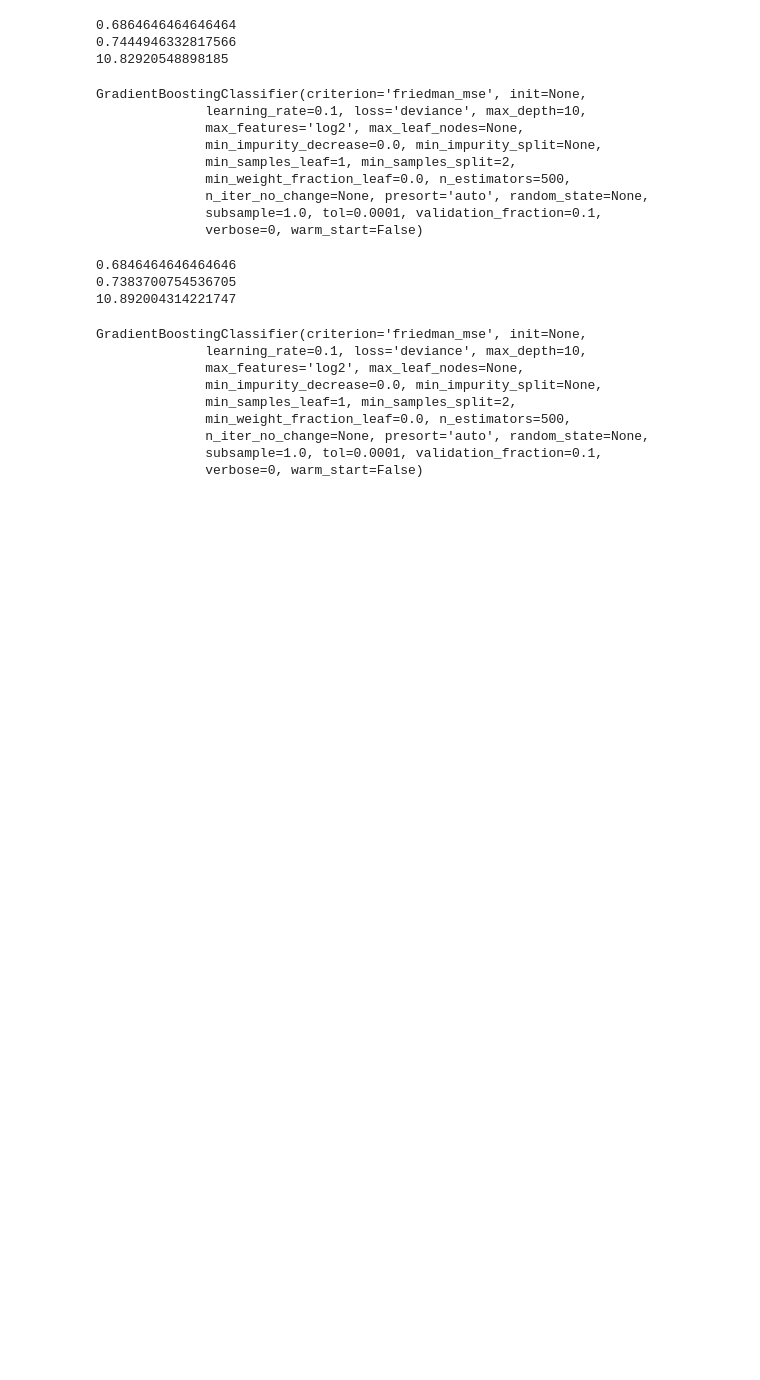
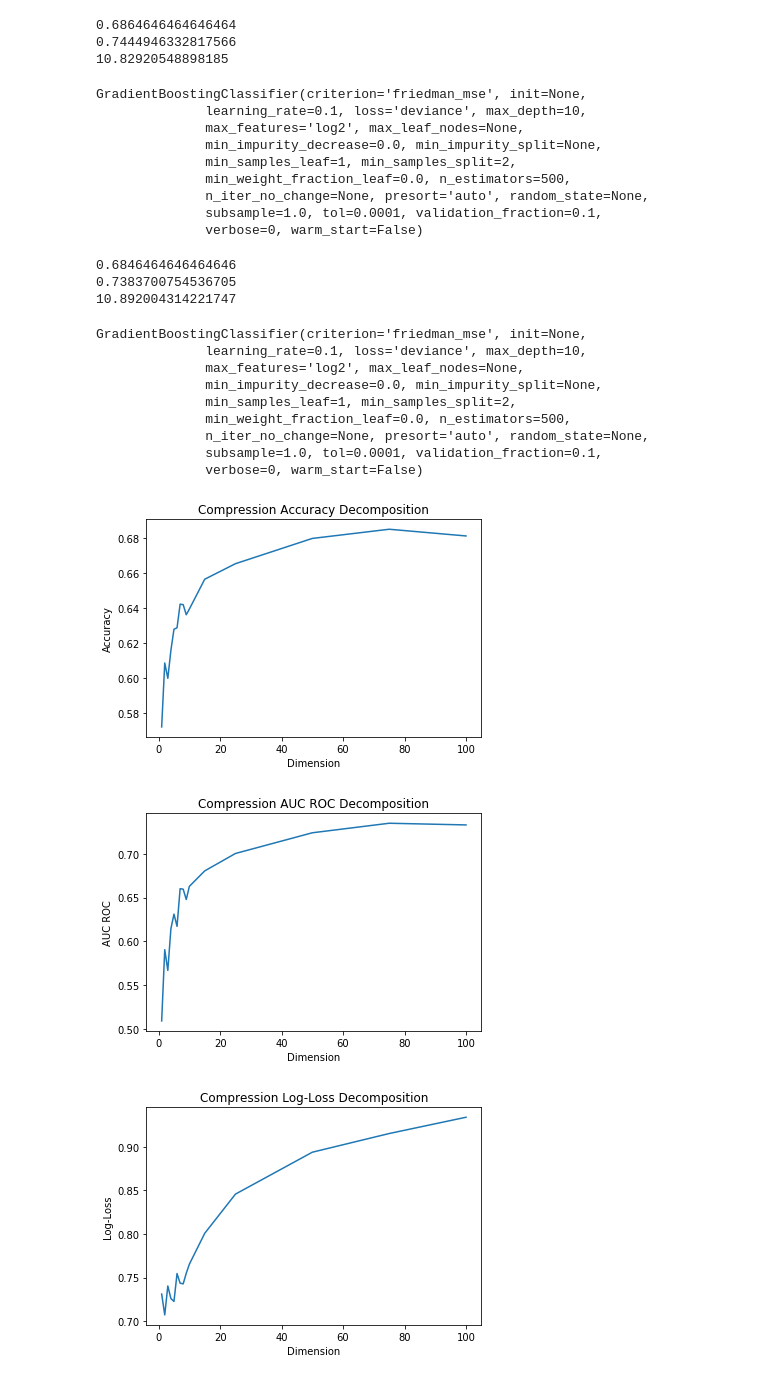
Before and after one commit to buquicchiol/DS595-FinalProject, a Jupyter notebook: Sparse_Classification.ipynb, the cells around one changed output. Drawn from its saved outputs; the diff is of its cells as text; code cells hidden in the pictures; blank space fills up the shorter version.

```diff
--- a/Sparse_Classification.ipynb
+++ b/Sparse_Classification.ipynb
@@ -233,7 +296,7 @@ y_hat_qda = qda_classifier_full.predict(X_test)
 
 qda_acc = accuracy_score(y_test, y_hat_qda)
 qda_roc_auc = roc_auc_score(y_test, y_hat_proba_qda[:, 1])
-qda_log_loss = log_loss(y_test, y_hat_qda)
+qda_log_loss = log_loss(y_test, y_hat_proba_qda[:, 1])
 
 model_results['QDA_full'] = [qda_acc, qda_roc_auc, qda_log_loss]
 
@@ -272,7 +335,7 @@ y_hat_xgb_l2 = xgb_classifier_l2.predict(X_test_l2)
 
 xgb_acc_l2 = accuracy_score(y_test, y_hat_xgb_l2)
 xgb_roc_auc_l2 = roc_auc_score(y_test, y_hat_proba_xgb_l2[:, 1])
-xgb_log_loss_l2 = log_loss(y_test, y_hat_xgb_l2)
+xgb_log_loss_l2 = log_loss(y_test, y_hat_proba_xgb_l2[:, 1])
 
 model_results['XGBoost_l2'] = [xgb_acc_l2, xgb_roc_auc_l2, xgb_log_loss_l2]
 
@@ -308,7 +371,7 @@ y_hat_xgb_l1 = xgb_classifier_l1.predict(X_test_l1)
 
 xgb_acc_l1 = accuracy_score(y_test, y_hat_xgb_l1)
 xgb_roc_auc_l1 = roc_auc_score(y_test, y_hat_proba_xgb_l1[:, 1])
-xgb_log_loss_l1 = log_loss(y_test, y_hat_xgb_l1)
+xgb_log_loss_l1 = log_loss(y_test, y_hat_proba_xgb_l1[:, 1])
 
 model_results['XGBoost_l1'] = [xgb_acc_l1, xgb_roc_auc_l1, xgb_log_loss_l1]
 
@@ -344,10 +407,51 @@ y_hat_xgb_max = xgb_classifier_max.predict(X_test_max)
 
 xgb_acc_max = accuracy_score(y_test, y_hat_xgb_max)
 xgb_roc_auc_max = roc_auc_score(y_test, y_hat_proba_xgb_max[:, 1])
-xgb_log_loss_max = log_loss(y_test, y_hat_xgb_max)
+xgb_log_loss_max = log_loss(y_test, y_hat_proba_xgb_max[:, 1])
 
 model_results['XGBoost_max'] = [xgb_acc_max, xgb_roc_auc_max, xgb_log_loss_max]
 
 print(xgb_acc_max)
 print(xgb_roc_auc_max)
 print(xgb_log_loss_max)
+# %%
+# Plot the decomposition of random compression
+comp_dims = []
+comp_accs = []
+comp_aucs = []
+comp_llss = []
+
+for k in model_results.keys():
+    if "XGBoost_full" in k:
+        comp_dims.append(int(k.split('ll')[1]))
+        comp_accs.append(model_results[k][0])
+        comp_aucs.append(model_results[k][1])
+        comp_llss.append(model_results[k][2])
+
+plt.plot(comp_dims, comp_accs)
+plt.title("Compression Accuracy Decomposition")
+plt.xlabel("Dimension")
+plt.ylabel("Accuracy")
+plt.savefig('./CompressionAccuracies.png', dpi=700)
+plt.show()
+plt.close()
+
+plt.plot(comp_dims, comp_aucs)
+plt.title("Compression AUC ROC Decomposition")
+plt.xlabel("Dimension")
+plt.ylabel("AUC ROC")
+plt.savefig('./CompressionAUCs.png', dpi=700)
+plt.show()
+plt.close()
+
+plt.plot(comp_dims, comp_llss)
+plt.title("Compression Log-Loss Decomposition")
+plt.xlabel("Dimension")
+plt.ylabel("Log-Loss")
+plt.savefig('./CompressionLLS.png', dpi=700)
+plt.show()
+plt.close()
+# %% [output]
+[figure, added]
+[figure, added]
+[figure, added]
```
Also changed, not shown: parts of 17 cells of this notebook.
